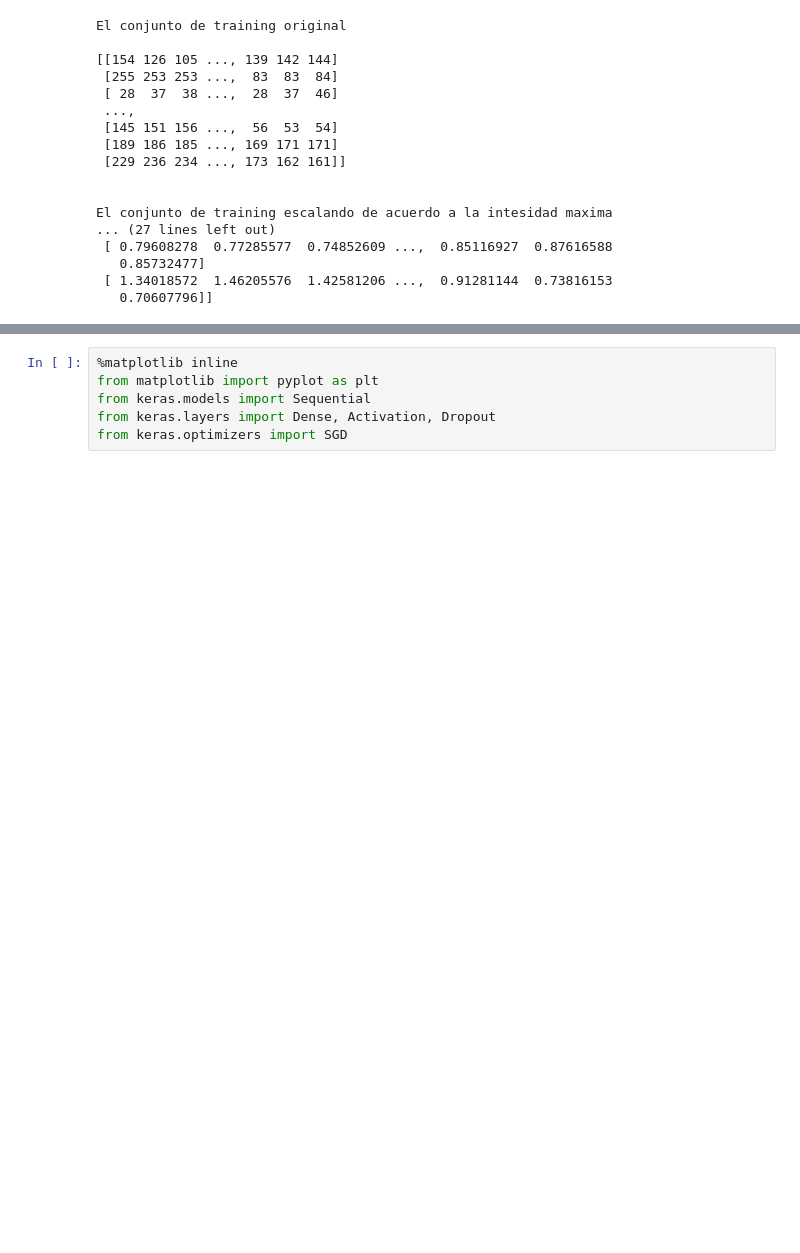
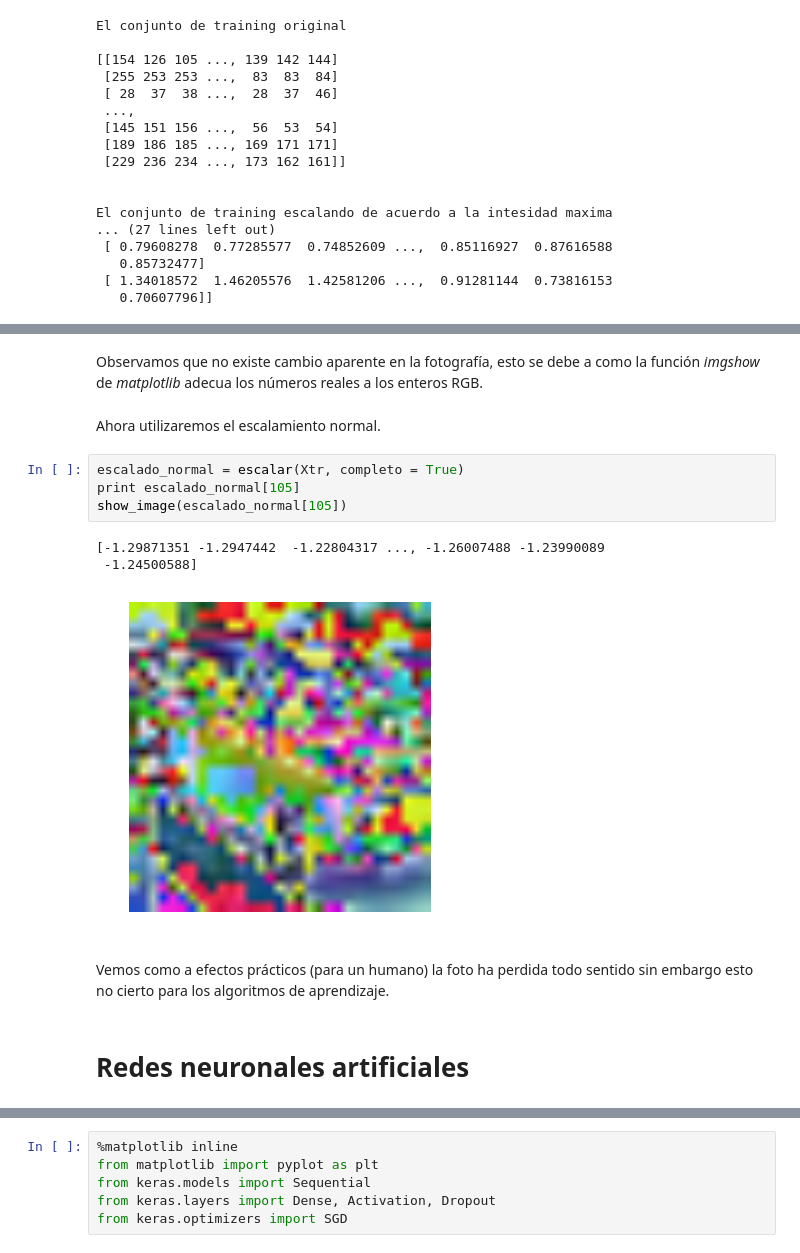
Before and after one commit to Worm318/T3ML, a Jupyter notebook: Informe parte 3.ipynb, the cells around one changed output, grey strips where cells are left out. Drawn from its saved outputs; the diff is of its cells as text; blank space fills up the shorter version.

```diff
--- a/Informe parte 3.ipynb
+++ b/Informe parte 3.ipynb
@@ -98 +141,17 @@ El conjunto de training escalando de acuerdo a la intesidad maxima
+# %% [markdown]
+Observamos que no existe cambio aparente en la fotografía, esto se debe a como la función *imgshow* de *matplotlib* adecua los números reales a los enteros RGB.
+# %% [markdown]
+Ahora utilizaremos el escalamiento normal.
+# %%
+escalado_normal = escalar(Xtr, completo = True)
+print escalado_normal[105]
+show_image(escalado_normal[105])
+# %% [output]
+[-1.29871351 -1.2947442  -1.22804317 ..., -1.26007488 -1.23990089
+ -1.24500588]
+[figure, added]
+# %% [markdown]
+Vemos como a efectos prácticos (para un humano) la foto ha perdida todo sentido sin embargo esto no cierto para los algoritmos de aprendizaje.
+# %% [markdown]
+# Redes neuronales artificiales
 # %% [markdown]
```
Also changed, not shown: parts of 51 cells of this notebook.
